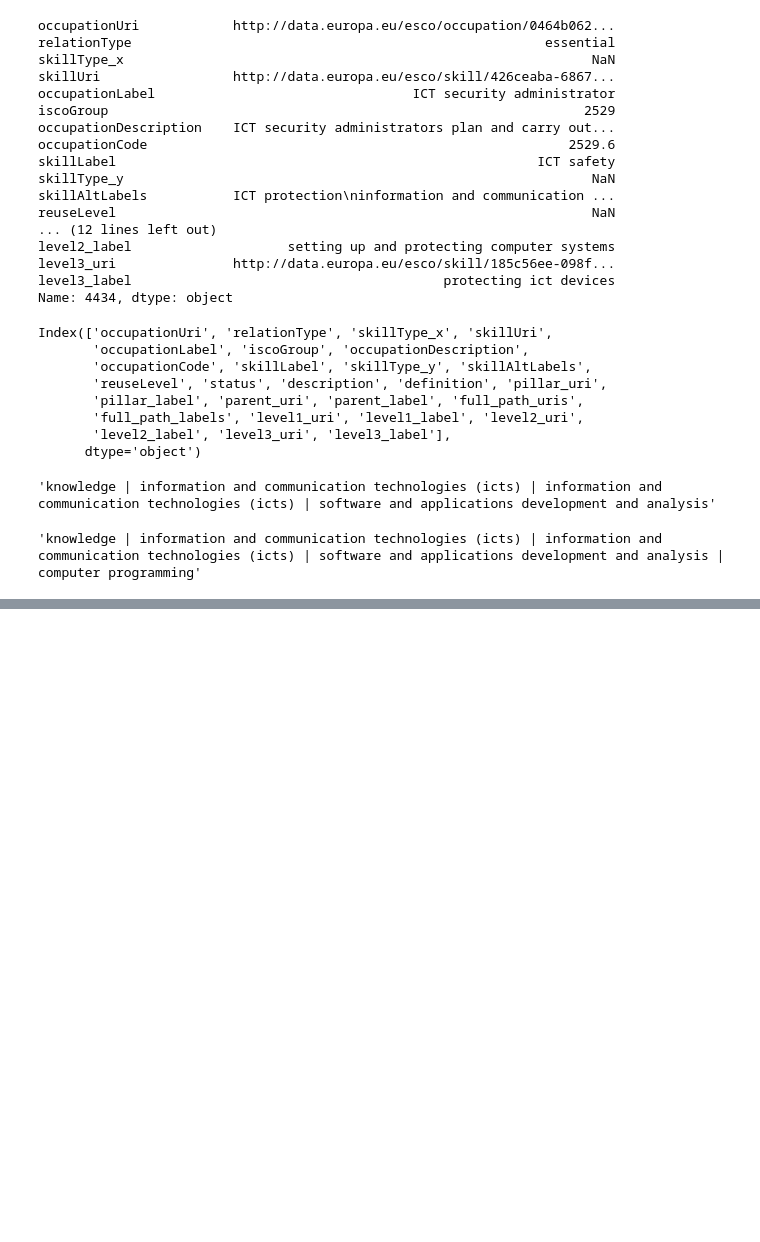
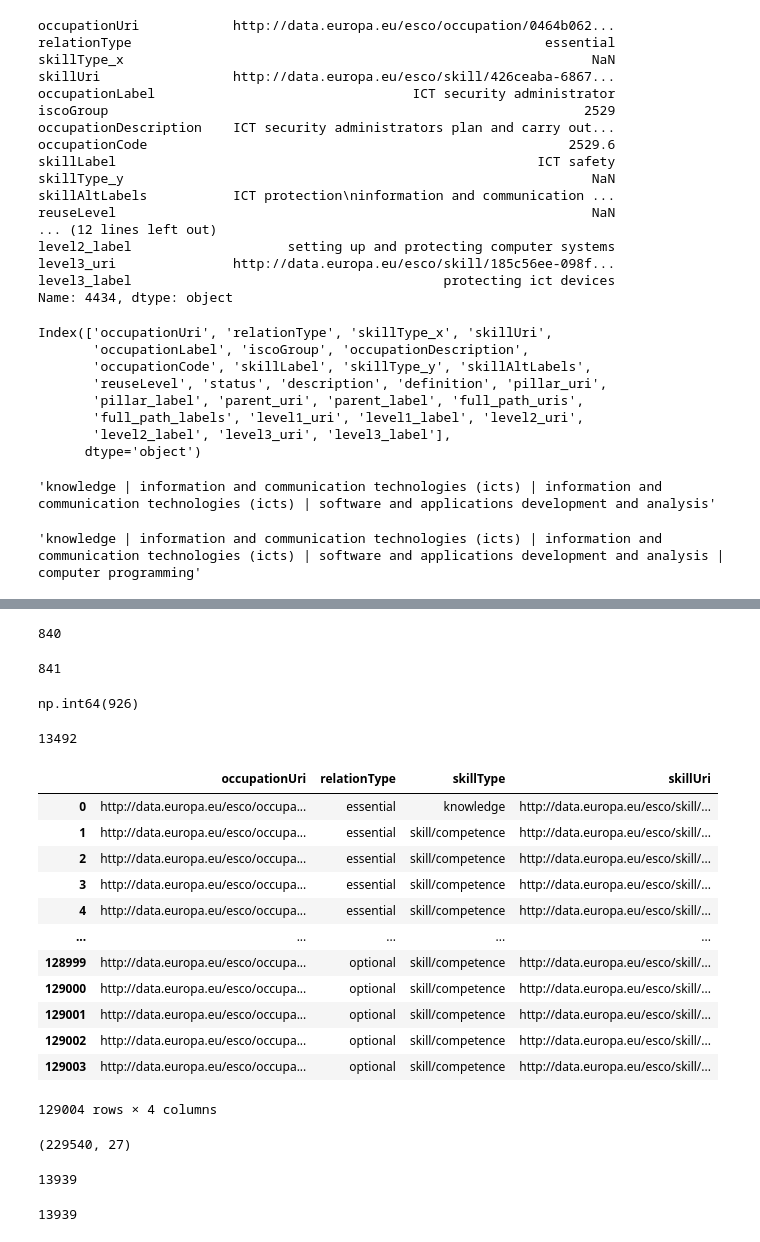
Before and after one commit to egesualp/skills4cpp, a Jupyter notebook: notebooks/5_esco_skill_new_tree.ipynb, the cells around one changed output, grey strips where cells are left out. Cells and saved outputs as stored; diff of their text form; code cells hidden in the pictures; blank space fills up the shorter version.

```diff
--- a/notebooks/5_esco_skill_new_tree.ipynb
+++ b/notebooks/5_esco_skill_new_tree.ipynb
@@ -100,0 +120,12 @@ df_new[['skillLabel', 'pillar_uri',
+# %%
+df.merge(df_esco, left_on='esco_id', right_on='occupationUri').raw_title.nunique()
+# %% [output]
+840
+# %%
+df.merge(df_skills_occ, left_on='esco_id', right_on='occupationUri', how='left').raw_title.nunique()
+# %% [output]
+841
+# %%
+df.raw_title.count()
+# %% [output]
+np.int64(926)
@@ -100,0 +134,34 @@ df_new[['skillLabel', 'pillar_uri',
+# %%
+df_skills_occ = pd.read_csv(r"/dss/dsshome1/02/ra95kix2/thesis/skills4cpp/data/esco_datasets/occupationSkillRelations_en.csv")
+# %%
+df_skills_occ.skillUri.nunique()
+# %% [output]
+13492
+# %%
+df_skills_occ
+# %% [output]
+|  | occupationUri | relationType | skillType | skillUri |
+| 0 | http://data.europa.eu/esco/occupa... | essential | knowledge | http://data.europa.eu/esco/skill/... |
+| 1 | http://data.europa.eu/esco/occupa... | essential | skill/competence | http://data.europa.eu/esco/skill/... |
+| 2 | http://data.europa.eu/esco/occupa... | essential | skill/competence | http://data.europa.eu/esco/skill/... |
+| 3 | http://data.europa.eu/esco/occupa... | essential | skill/competence | http://data.europa.eu/esco/skill/... |
+| 4 | http://data.europa.eu/esco/occupa... | essential | skill/competence | http://data.europa.eu/esco/skill/... |
+| ... | ... | ... | ... | ... |
+| 128999 | http://data.europa.eu/esco/occupa... | optional | skill/competence | http://data.europa.eu/esco/skill/... |
+| 129000 | http://data.europa.eu/esco/occupa... | optional | skill/competence | http://data.europa.eu/esco/skill/... |
+| 129001 | http://data.europa.eu/esco/occupa... | optional | skill/competence | http://data.europa.eu/esco/skill/... |
+| 129002 | http://data.europa.eu/esco/occupa... | optional | skill/competence | http://data.europa.eu/esco/skill/... |
+| 129003 | http://data.europa.eu/esco/occupa... | optional | skill/competence | http://data.europa.eu/esco/skill/... |
+129004 rows × 4 columns
+# %%
+df_esco.shape
+# %% [output]
+(229540, 27)
+# %%
+df_skills.conceptUri.nunique()
+# %% [output]
+13939
+# %%
+df_skills.preferredLabel.nunique()
+# %% [output]
+13939
```
Also changed, not shown: parts of 8 cells of this notebook, 6 other files.
